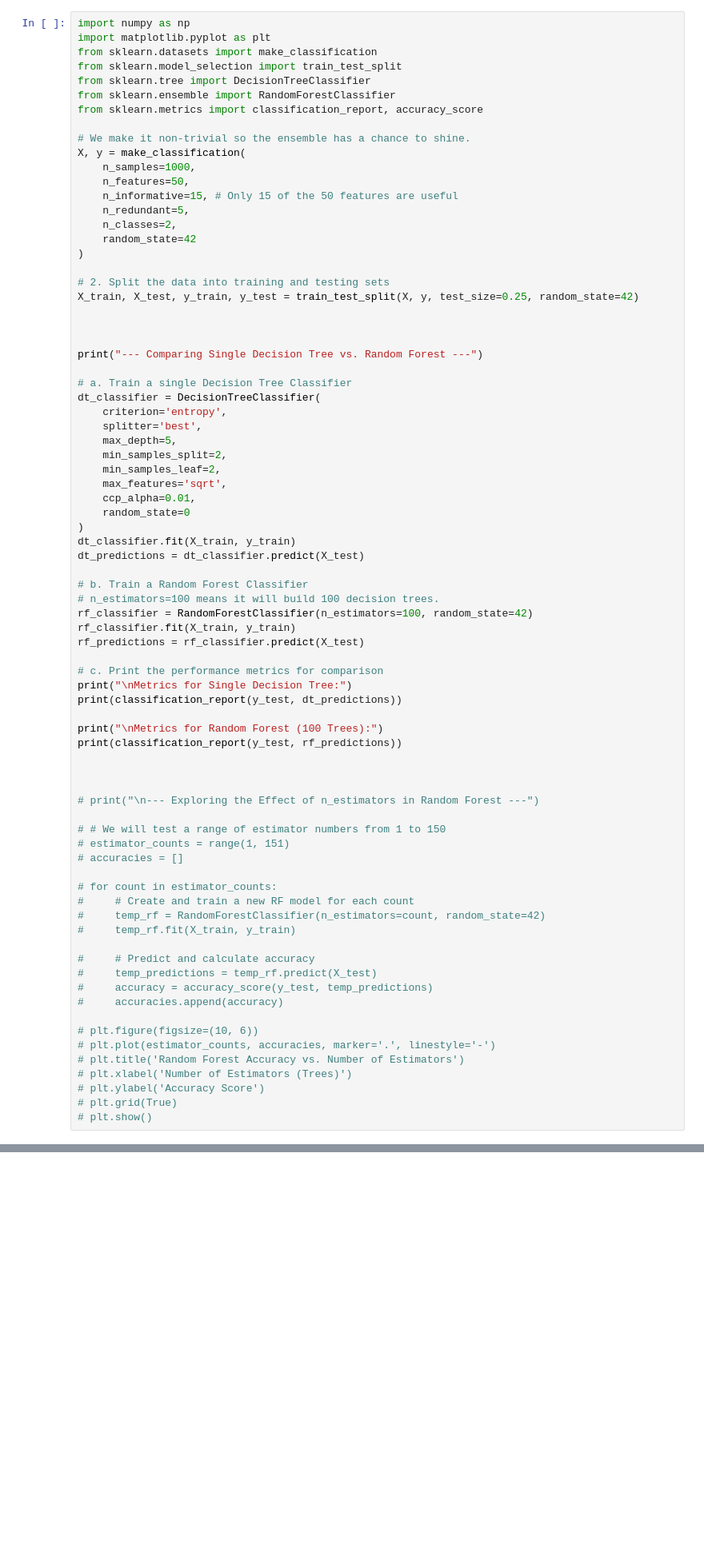
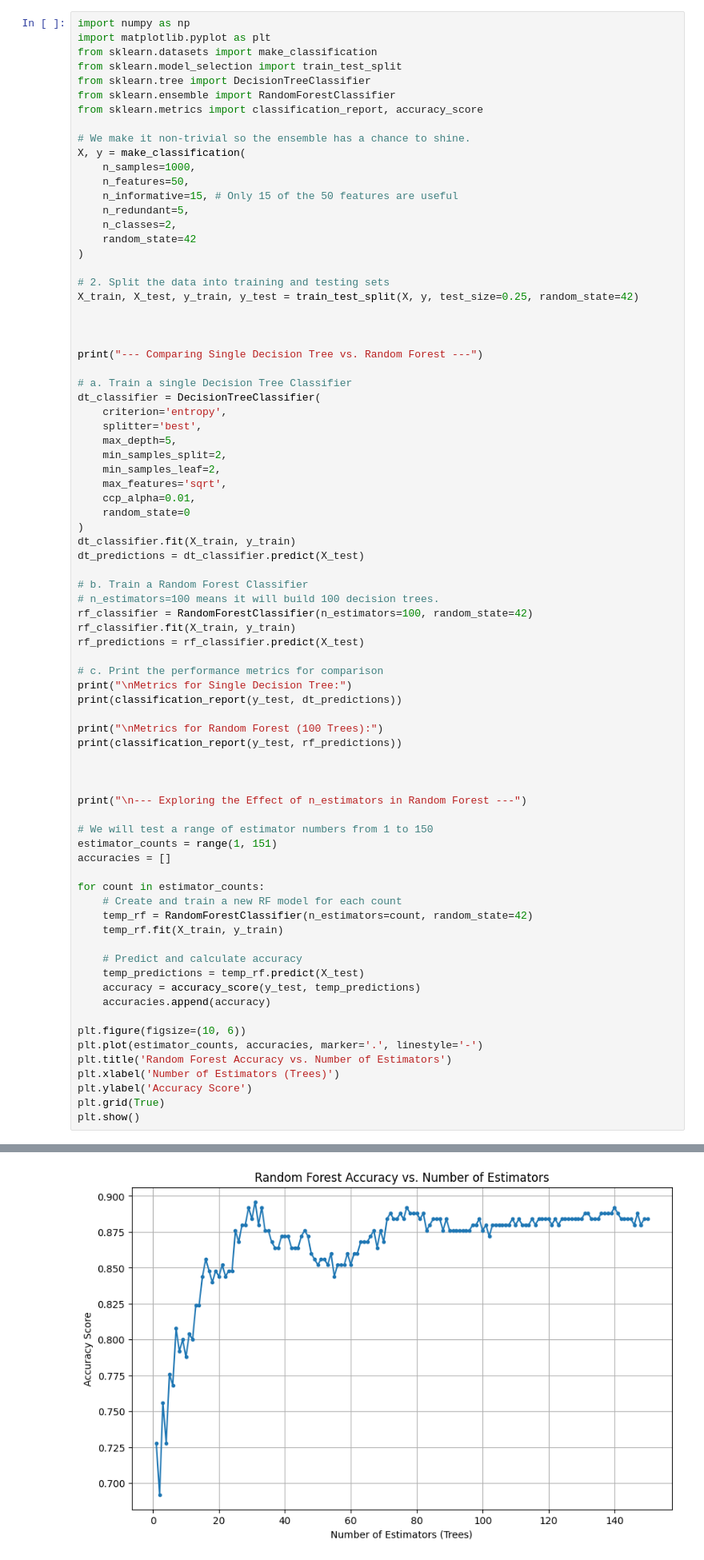
Before and after one commit to RahulArra/Machine-Learning, a Jupyter notebook: Ensemble_learning.ipynb, the cells around one changed output, grey strips where cells are left out. Shown: that part at 80% size. Saved outputs shown, nothing was run; the diff lists cells and outputs as text; blank space fills up the shorter version.

```diff
--- a/Ensemble_learning.ipynb
+++ b/Ensemble_learning.ipynb
@@ -128,29 +128,29 @@ print(classification_report(y_test, rf_predictions))
 
 
 
-# print("\n--- Exploring the Effect of n_estimators in Random Forest ---")
+print("\n--- Exploring the Effect of n_estimators in Random Forest ---")
 
-# # We will test a range of estimator numbers from 1 to 150
-# estimator_counts = range(1, 151)
-# accuracies = []
+# We will test a range of estimator numbers from 1 to 150
+estimator_counts = range(1, 151)
+accuracies = []
 
-# for count in estimator_counts:
-#     # Create and train a new RF model for each count
-#     temp_rf = RandomForestClassifier(n_estimators=count, random_state=42)
-#     temp_rf.fit(X_train, y_train)
+for count in estimator_counts:
+    # Create and train a new RF model for each count
+    temp_rf = RandomForestClassifier(n_estimators=count, random_state=42)
+    temp_rf.fit(X_train, y_train)
 
-#     # Predict and calculate accuracy
-#     temp_predictions = temp_rf.predict(X_test)
-#     accuracy = accuracy_score(y_test, temp_predictions)
-#     accuracies.append(accuracy)
+    # Predict and calculate accuracy
+    temp_predictions = temp_rf.predict(X_test)
+    accuracy = accuracy_score(y_test, temp_predictions)
+    accuracies.append(accuracy)
 
-# plt.figure(figsize=(10, 6))
-# plt.plot(estimator_counts, accuracies, marker='.', linestyle='-')
-# plt.title('Random Forest Accuracy vs. Number of Estimators')
-# plt.xlabel('Number of Estimators (Trees)')
-# plt.ylabel('Accuracy Score')
-# plt.grid(True)
-# plt.show()
+plt.figure(figsize=(10, 6))
+plt.plot(estimator_counts, accuracies, marker='.', linestyle='-')
+plt.title('Random Forest Accuracy vs. Number of Estimators')
+plt.xlabel('Number of Estimators (Trees)')
+plt.ylabel('Accuracy Score')
+plt.grid(True)
+plt.show()
 # %% [output]
 --- Comparing Single Decision Tree vs. Random Forest ---
 
@@ -172,3 +172,4 @@ weighted avg       0.88      0.88      0.88       250
+[figure, added]
 # %%
 
 # inc with the n_estimater(no of decisions trees) increases the accuracy
```
Also changed, not shown: parts of 30 cells of this notebook.
